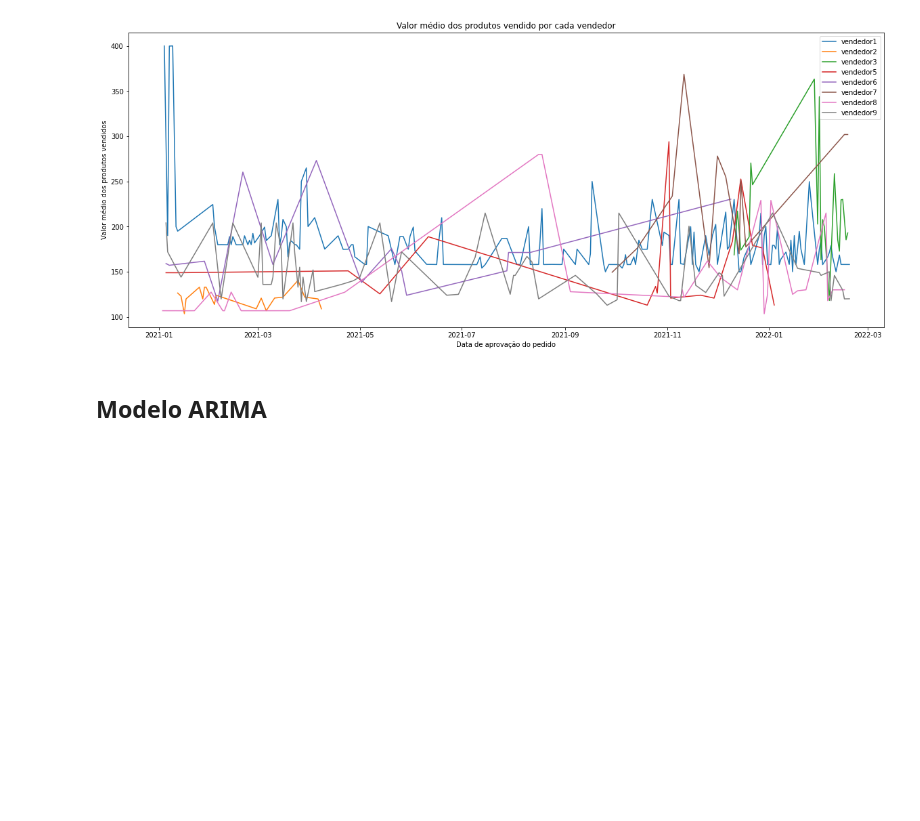
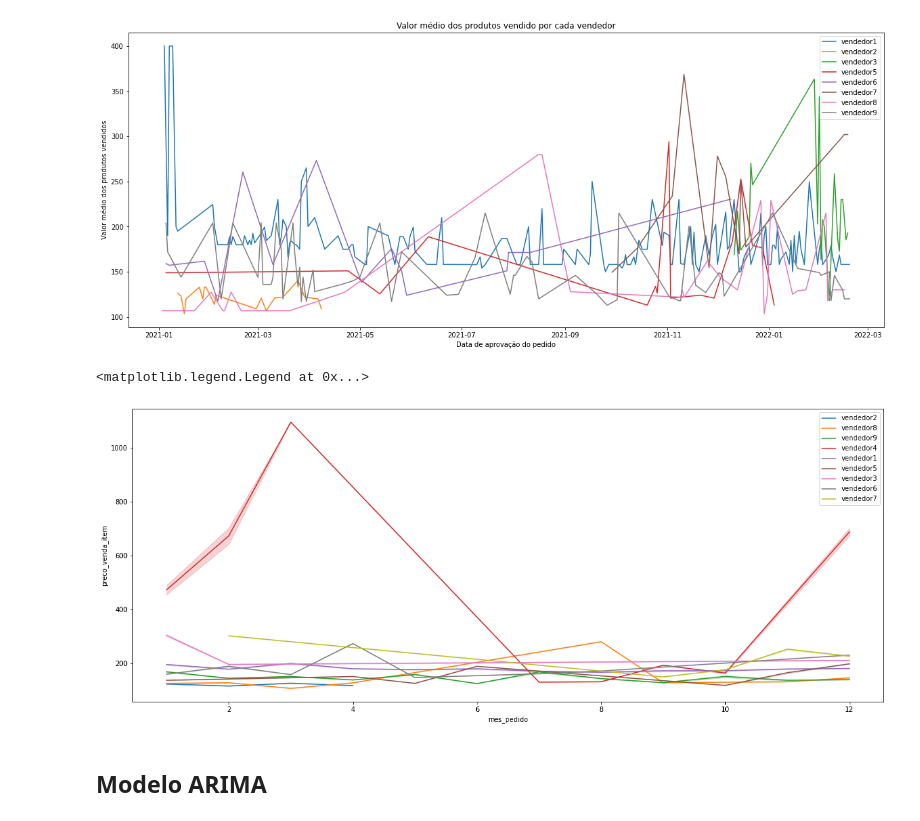
Before and after one commit to aime-n/anomaly-detection-arima, a Jupyter notebook: Aime_ConsultoriaEstatistica.ipynb, the cells around one changed output. Cells and saved outputs as stored; diff of their text form; code cells hidden in the pictures; blank space fills up the shorter version.

```diff
--- a/Aime_ConsultoriaEstatistica.ipynb
+++ b/Aime_ConsultoriaEstatistica.ipynb
@@ -290,3 +345,16 @@ plt.legend(vendedores)
 plt.show()
 # %% [output]
 [figure]
+# %%
+vendedores = df['id_seller'].unique()
+
+f = plt.figure(figsize = (20,8))
+
+for vendedor in vendedores:
+  f.add_subplot()
+  sns.lineplot(x = 'mes_pedido', y = 'preco_venda_item',
+               data= df[df['id_seller'] == vendedor])
+plt.legend(vendedores)
+# %% [output]
+<matplotlib.legend.Legend at 0x...>
+[figure, added]
```
Also changed, not shown: parts of 7 cells of this notebook.
